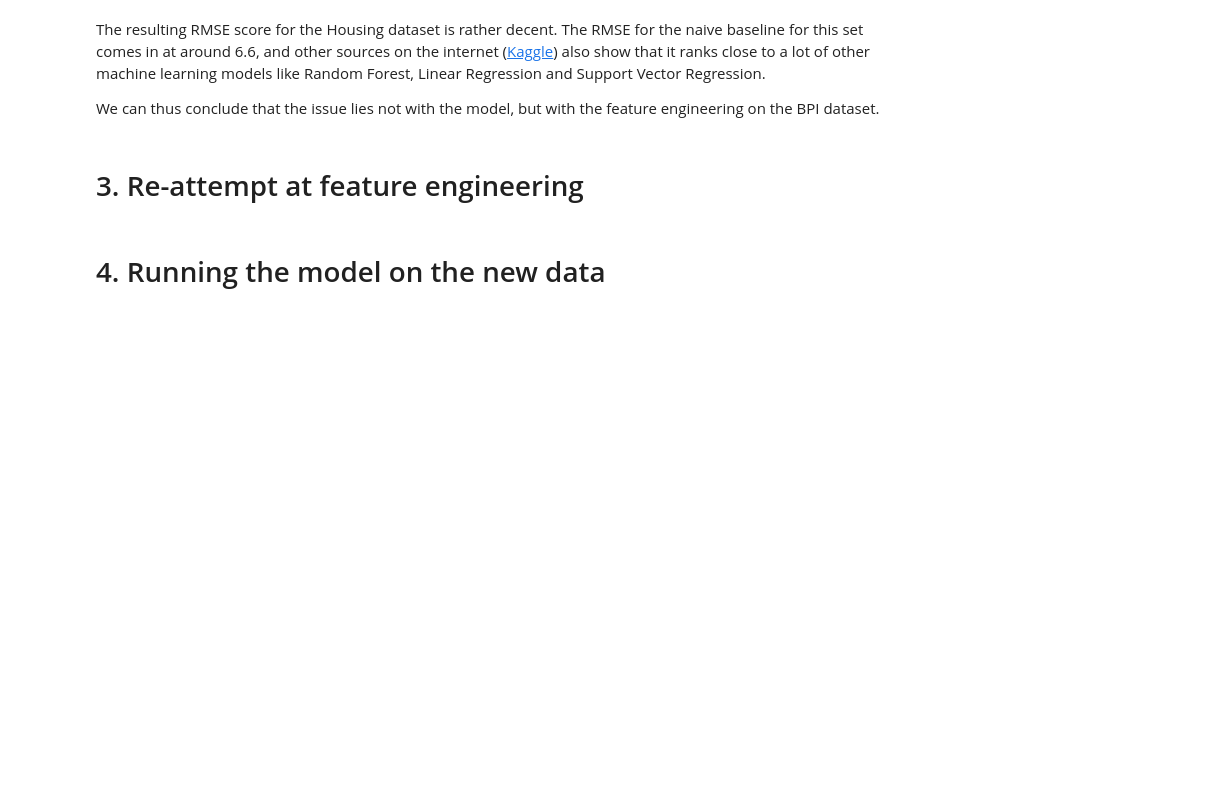
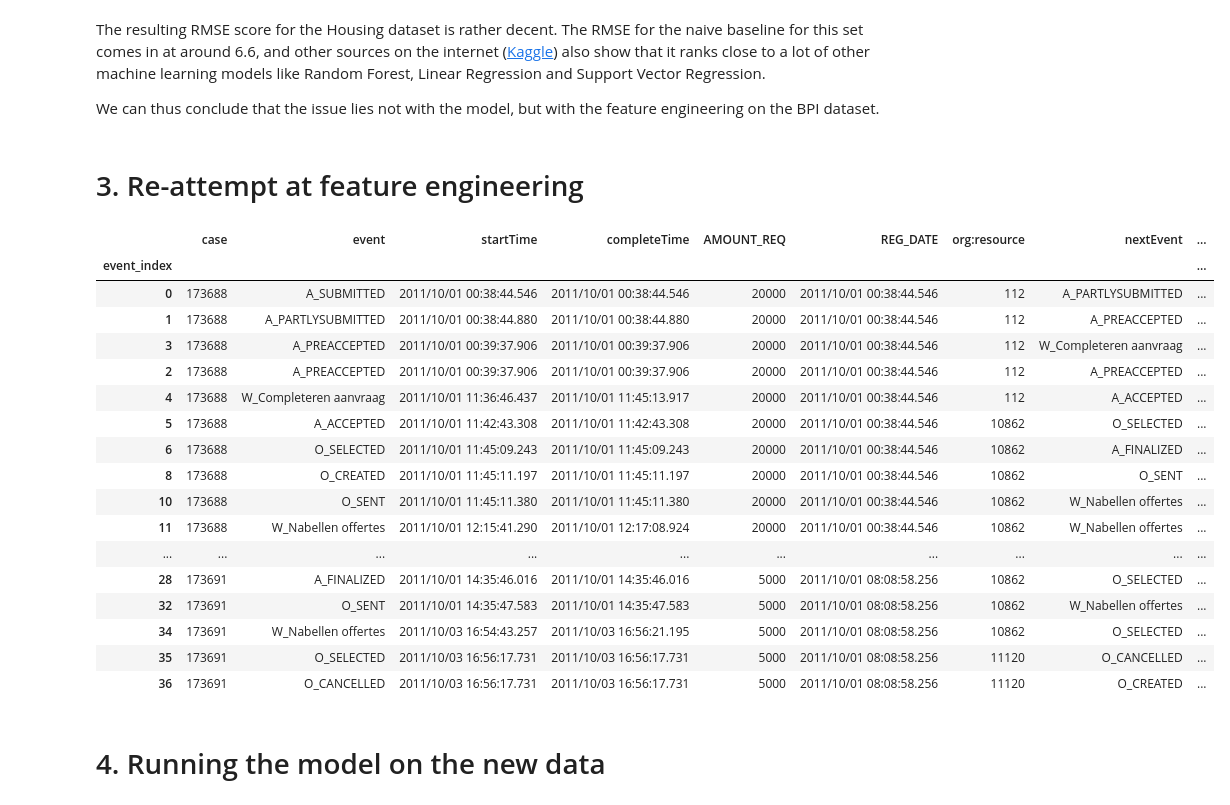
Before and after one commit to NickSot/process_mining, a Jupyter notebook: jesse/sprint3/sprint_3_gradient_boosting.ipynb, the cells around one changed output. Drawn from its saved outputs; the diff is of its cells as text; code cells hidden in the pictures; blank space fills up the shorter version.

```diff
--- a/jesse/sprint3/sprint_3_gradient_boosting.ipynb
+++ b/jesse/sprint3/sprint_3_gradient_boosting.ipynb
@@ -203,6 +203,27 @@ def add_occurred_events_per_case(df):
 
 df_train_traced = add_occurred_events_per_case(df_train_dummies)
 df_test_traced = add_occurred_events_per_case(df_test_dummies)
+# %%
+df_train_traced.head(25)
+# %% [output]
+|  | case | event | startTime | completeTime | AMOUNT_REQ | REG_DATE | org:resource | nextEvent | ... |
+| event_index |  |  |  |  |  |  |  |  | ... |
+| 0 | 173688 | A_SUBMITTED | 2011/10/01 00:38:44.546 | 2011/10/01 00:38:44.546 | 20000 | 2011/10/01 00:38:44.546 | 112 | A_PARTLYSUBMITTED | ... |
+| 1 | 173688 | A_PARTLYSUBMITTED | 2011/10/01 00:38:44.880 | 2011/10/01 00:38:44.880 | 20000 | 2011/10/01 00:38:44.546 | 112 | A_PREACCEPTED | ... |
+| 3 | 173688 | A_PREACCEPTED | 2011/10/01 00:39:37.906 | 2011/10/01 00:39:37.906 | 20000 | 2011/10/01 00:38:44.546 | 112 | W_Completeren aanvraag | ... |
+| 2 | 173688 | A_PREACCEPTED | 2011/10/01 00:39:37.906 | 2011/10/01 00:39:37.906 | 20000 | 2011/10/01 00:38:44.546 | 112 | A_PREACCEPTED | ... |
+| 4 | 173688 | W_Completeren aanvraag | 2011/10/01 11:36:46.437 | 2011/10/01 11:45:13.917 | 20000 | 2011/10/01 00:38:44.546 | 112 | A_ACCEPTED | ... |
+| 5 | 173688 | A_ACCEPTED | 2011/10/01 11:42:43.308 | 2011/10/01 11:42:43.308 | 20000 | 2011/10/01 00:38:44.546 | 10862 | O_SELECTED | ... |
+| 6 | 173688 | O_SELECTED | 2011/10/01 11:45:09.243 | 2011/10/01 11:45:09.243 | 20000 | 2011/10/01 00:38:44.546 | 10862 | A_FINALIZED | ... |
+| 8 | 173688 | O_CREATED | 2011/10/01 11:45:11.197 | 2011/10/01 11:45:11.197 | 20000 | 2011/10/01 00:38:44.546 | 10862 | O_SENT | ... |
+| 10 | 173688 | O_SENT | 2011/10/01 11:45:11.380 | 2011/10/01 11:45:11.380 | 20000 | 2011/10/01 00:38:44.546 | 10862 | W_Nabellen offertes | ... |
+| 11 | 173688 | W_Nabellen offertes | 2011/10/01 12:15:41.290 | 2011/10/01 12:17:08.924 | 20000 | 2011/10/01 00:38:44.546 | 10862 | W_Nabellen offertes | ... |
+| ... | ... | ... | ... | ... | ... | ... | ... | ... | ... |
+| 28 | 173691 | A_FINALIZED | 2011/10/01 14:35:46.016 | 2011/10/01 14:35:46.016 | 5000 | 2011/10/01 08:08:58.256 | 10862 | O_SELECTED | ... |
+| 32 | 173691 | O_SENT | 2011/10/01 14:35:47.583 | 2011/10/01 14:35:47.583 | 5000 | 2011/10/01 08:08:58.256 | 10862 | W_Nabellen offertes | ... |
+| 34 | 173691 | W_Nabellen offertes | 2011/10/03 16:54:43.257 | 2011/10/03 16:56:21.195 | 5000 | 2011/10/01 08:08:58.256 | 10862 | O_SELECTED | ... |
+| 35 | 173691 | O_SELECTED | 2011/10/03 16:56:17.731 | 2011/10/03 16:56:17.731 | 5000 | 2011/10/01 08:08:58.256 | 11120 | O_CANCELLED | ... |
+| 36 | 173691 | O_CANCELLED | 2011/10/03 16:56:17.731 | 2011/10/03 16:56:17.731 | 5000 | 2011/10/01 08:08:58.256 | 11120 | O_CREATED | ... |
 # %%
 def add_prev_events_per_case(df):
     df_new = df.copy()
```
Also changed, not shown: parts of 4 cells of this notebook, 1 other file.
